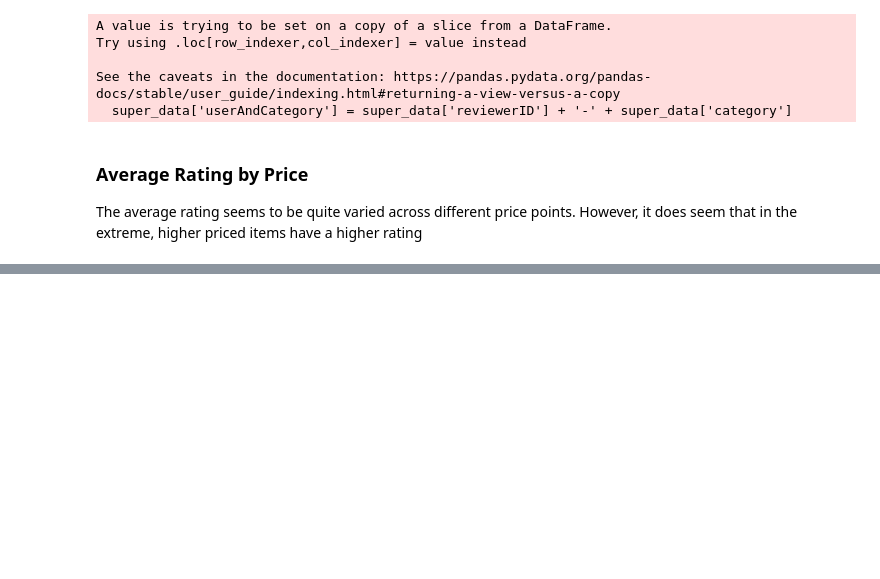
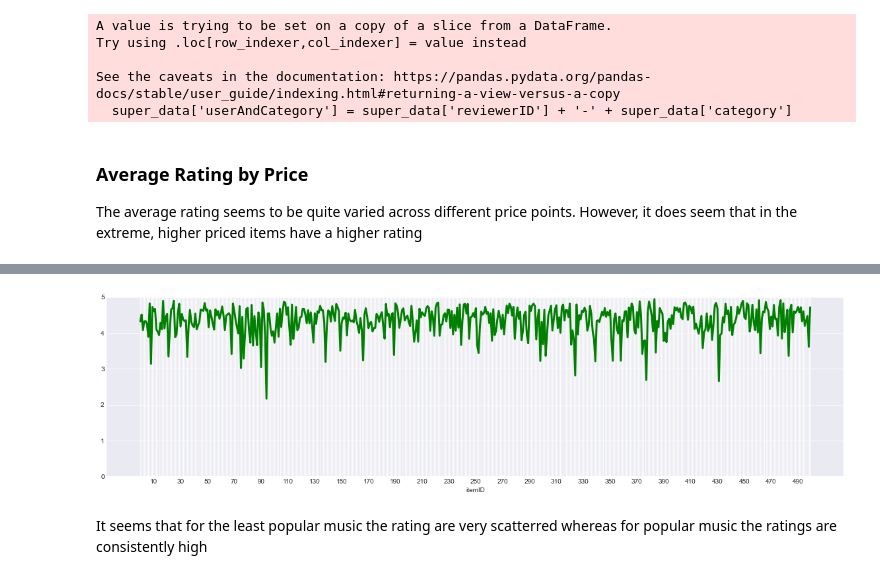
Before and after one commit to MattB17/AmazonRecommenderSystem, a Jupyter notebook: Exploration.ipynb, the cells around one changed output, grey strips where cells are left out. Cells and saved outputs as stored; diff of their text form; code cells hidden in the pictures; blank space fills up the shorter version.

```diff
--- a/Exploration.ipynb
+++ b/Exploration.ipynb
@@ -225,0 +274,6 @@ plt.show()
+# %%
+visualize_grouped_ratings(most_popular_item_ratings)
+# %% [output]
+[figure, added]
+# %% [markdown]
+It seems that for the least popular music the rating are very scatterred whereas for popular music the ratings are consistently high
```
Also changed, not shown: parts of 13 cells of this notebook, 3 other files.
